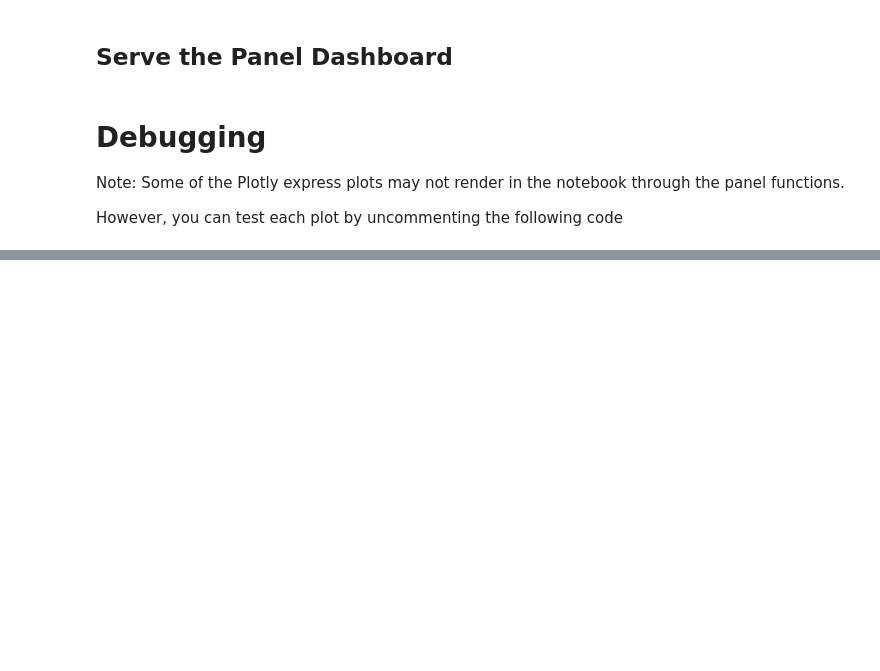
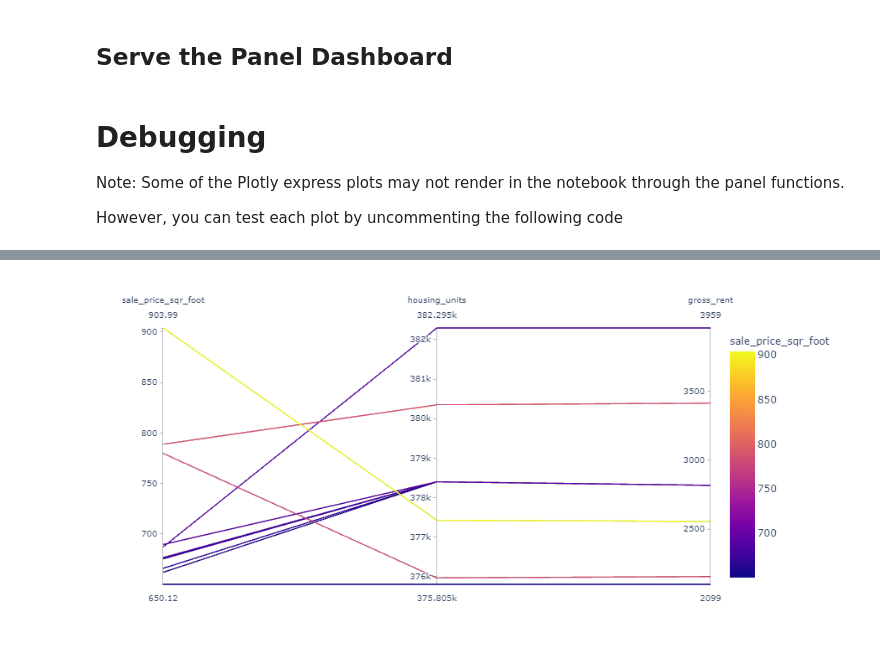
Before and after one commit to kwarari/PyViz-homework, a Jupyter notebook: Solved/dashboard.ipynb, the cells around one changed output, grey strips where cells are left out. Cells and saved outputs as stored; diff of their text form; code cells hidden in the pictures; blank space fills up the shorter version.

```diff
--- a/Solved/dashboard.ipynb
+++ b/Solved/dashboard.ipynb
@@ -150,2 +257,6 @@ However, you can test each plot by uncommenting the following code
+# %%
+parallel_coordinates()
+# %% [output]
+[figure, added]
 # %%
 # sunburst()
```
Also changed, not shown: parts of 14 cells of this notebook, 1 other file.
